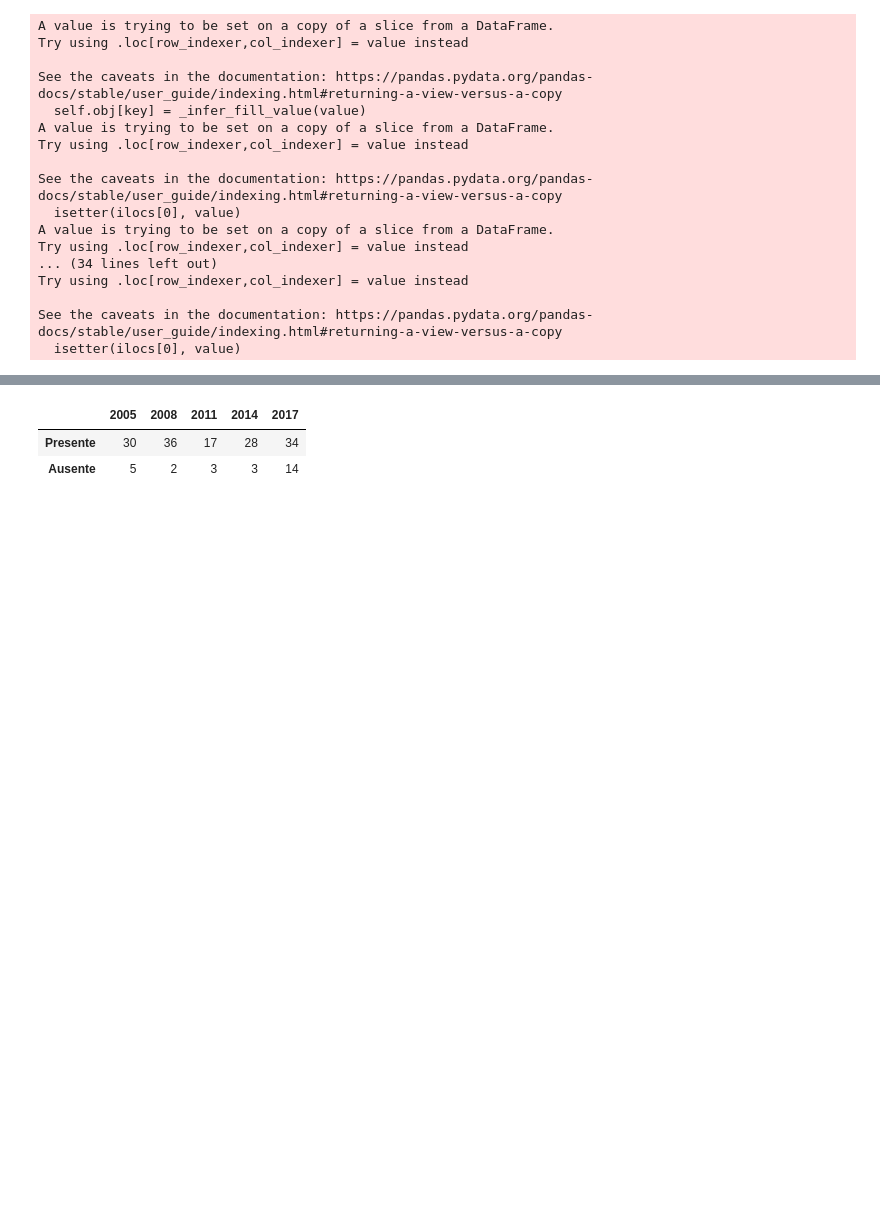
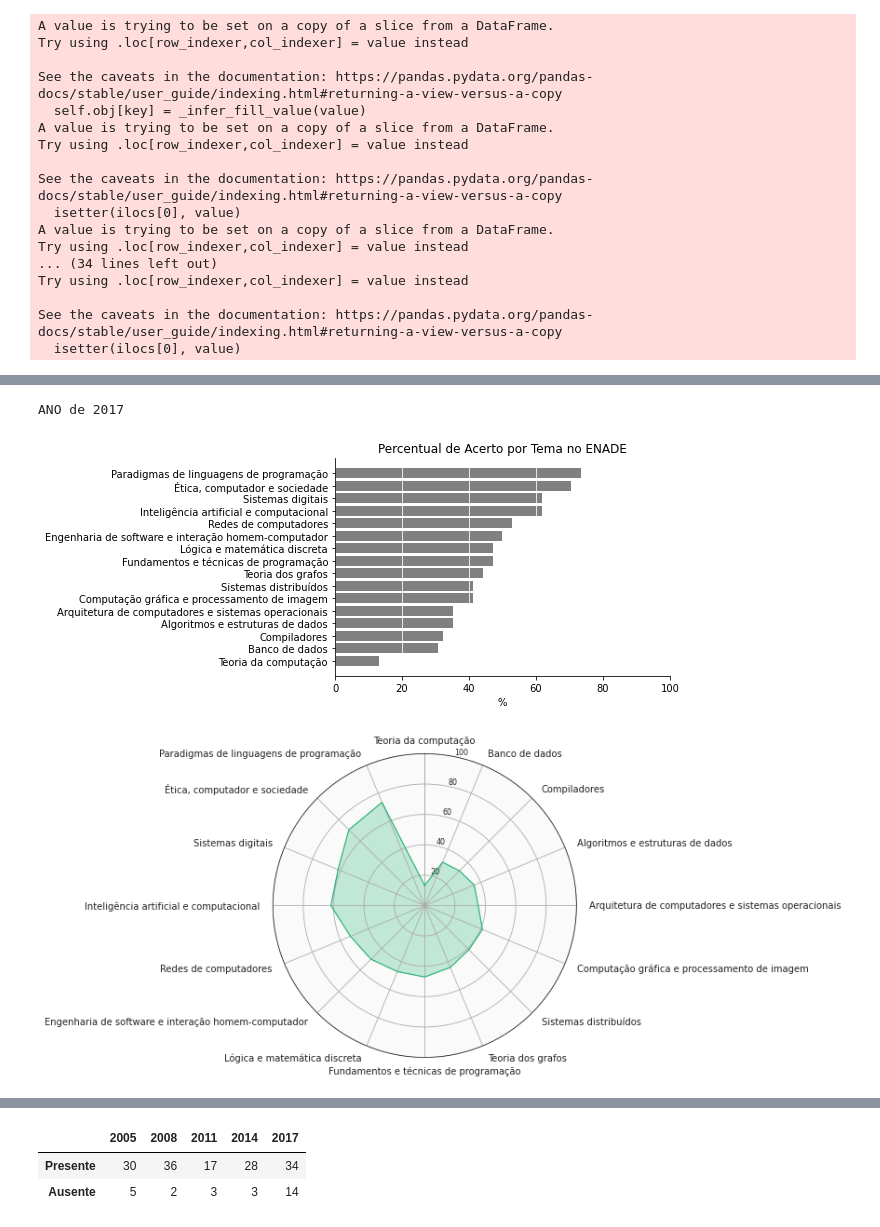
Before and after one commit to renan-cunha/KDD-Enade-Computing, a Jupyter notebook: main.ipynb, the cells around one changed output, grey strips where cells are left out. Cells and saved outputs as stored; diff of their text form; code cells hidden in the pictures; blank space fills up the shorter version.

Commit message:
Add graphs

```diff
--- a/main.ipynb
+++ b/main.ipynb
@@ -242,0 +218,11 @@ Ano de 2005
+# %%
+year = 2017
+print(f"ANO de {year}")
+display_dfs[year] = display_dfs[year].loc[display_dfs[year]["Nº Questões"] != 0]
+bar_graph_display_df(display_dfs[year])
+make_radar_plot(list(display_dfs[year]["Nota %"]), list(display_dfs[year].index), "")
+display_dfs[year]
+# %% [output]
+ANO de 2017
+[figure, added]
+[figure, added]
```
Also changed, not shown: parts of 38 cells of this notebook.
